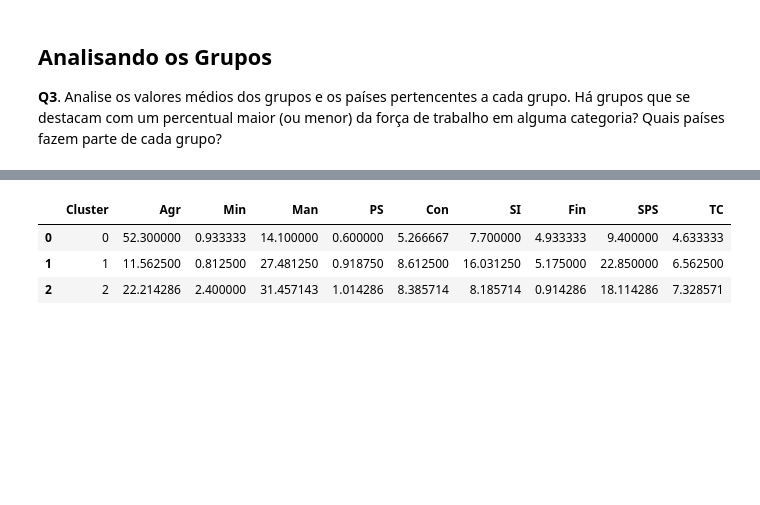
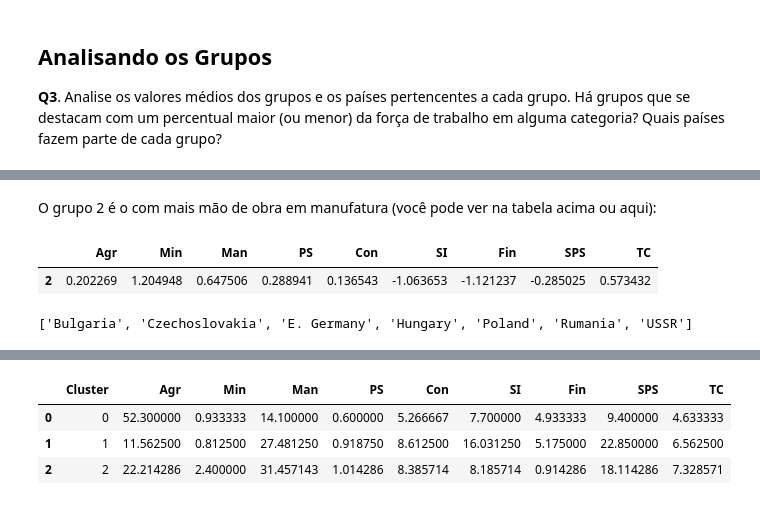
Before and after one commit to ggpgutierrez/IA_2022S2, a Jupyter notebook: A2_2022S2_solucao.ipynb, the cells around one changed output, grey strips where cells are left out. Cells and saved outputs as stored; diff of their text form; code cells hidden in the pictures; blank space fills up the shorter version.

```diff
--- a/A2_2022S2_solucao.ipynb
+++ b/A2_2022S2_solucao.ipynb
@@ -196,0 +199,11 @@ Name: Cluster, dtype: int64
+# %% [markdown]
+O grupo 2 é o com mais mão de obra em manufatura (você pode ver na tabela acima ou aqui):
+# %%
+display( df_centroids.nlargest(1,'Man') )
+print( list( df[ df.Cluster == df_centroids.nlargest(1,'Man').index[0] ].Country ) )
+# o mesmo que
+# print( list( df[ df.Cluster == 2 ) )
+# %% [output]
+|  | Agr | Min | Man | PS | Con | SI | Fin | SPS | TC |
+| 2 | 0.202269 | 1.204948 | 0.647506 | 0.288941 | 0.136543 | -1.063653 | -1.121237 | -0.285025 | 0.573432 |
+['Bulgaria', 'Czechoslovakia', 'E. Germany', 'Hungary', 'Poland', 'Rumania', 'USSR']
```
Also changed, not shown: parts of 14 cells of this notebook.
